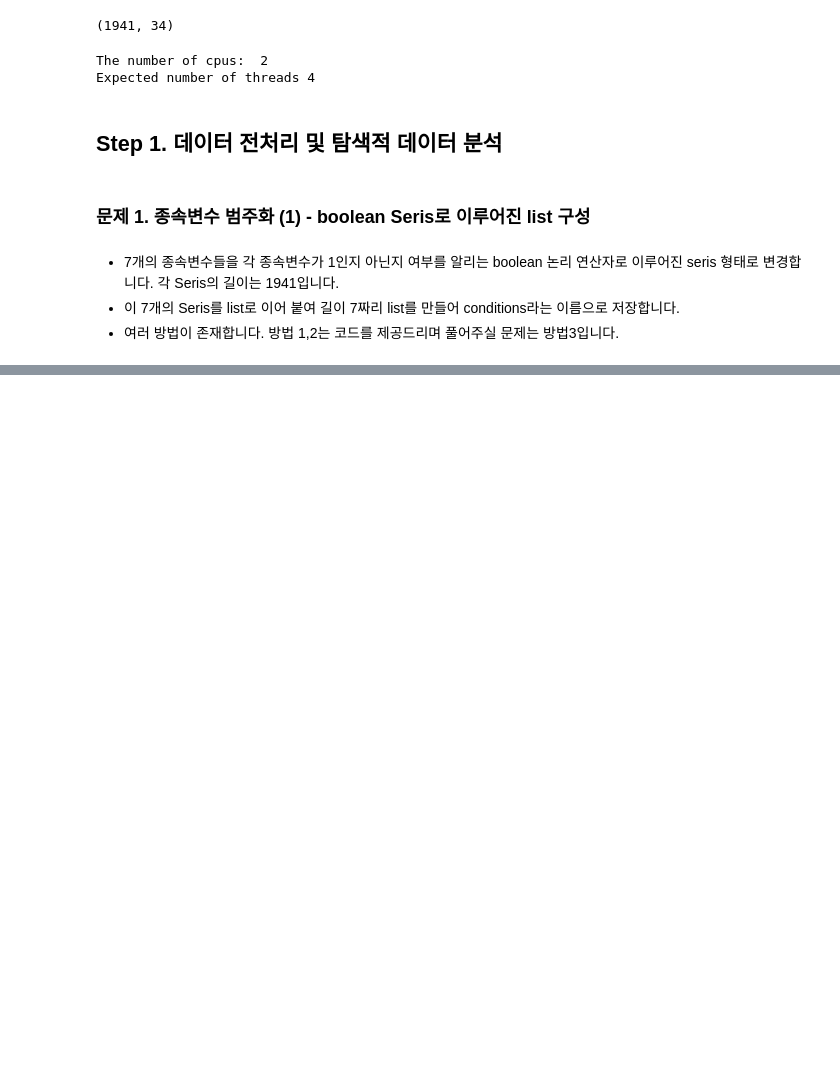
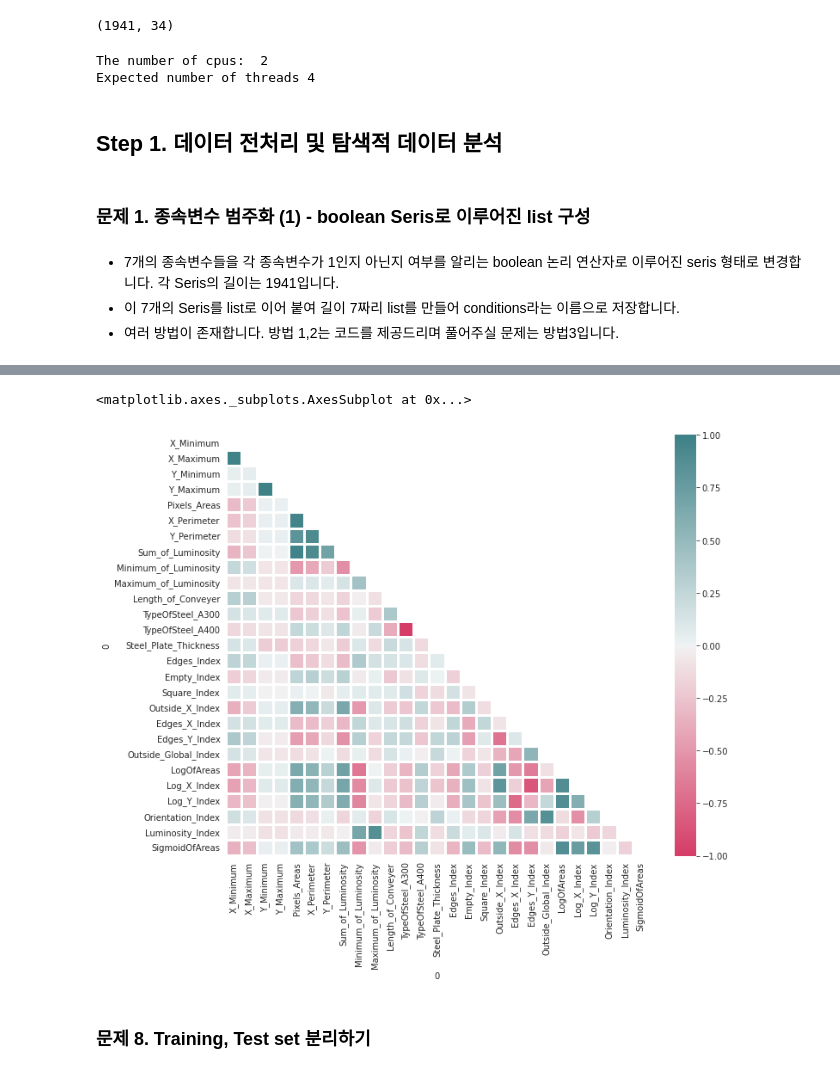
Before and after one commit to spacemaninSeoul/fast_campus_ML300, a Jupyter notebook: ML300P3패턴인식C1.ipynb, the cells around one changed output, grey strips where cells are left out. Drawn from its saved outputs; the diff is of its cells as text; code cells hidden in the pictures; blank space fills up the shorter version.

```diff
--- a/ML300P3패턴인식C1.ipynb
+++ b/ML300P3패턴인식C1.ipynb
@@ -142,0 +312,13 @@ conditions = [df['Pastry'].astype(bool),
+# %%
+df_corTarget = df[['X_Minimum', 'X_Maximum', 'Y_Minimum', 'Y_Maximum', 'Pixels_Areas',
+       'X_Perimeter', 'Y_Perimeter', 'Sum_of_Luminosity',
+       'Minimum_of_Luminosity', 'Maximum_of_Luminosity', 'Length_of_Conveyer',
+       'TypeOfSteel_A300', 'TypeOfSteel_A400', 'Steel_Plate_Thickness',
+       'Edges_Index', 'Empty_Index', 'Square_Index', 'Outside_X_Index',
+       'Edges_X_Index', 'Edges_Y_Index', 'Outside_Global_Index', 'LogOfAreas',
+       'Log_X_Index', 'Log_Y_Index', 'Orientation_Index', 'Luminosity_Index',
+       'SigmoidOfAreas']]
+# %%
+# (문제) df_corTarget에 대하여, pandas.DataFrame.corr 을 활용해 correlation을 구한 뒤 corr에 저장.
+corr = df_corTarget.corr()
+corr
@@ -142,0 +344,16 @@ conditions = [df['Pastry'].astype(bool),
+# %%
+# heatmap을 그리기 위한 파라미터들 설정
+mask = np.zeros_like(corr, dtype=np.bool)
+mask[np.triu_indices_from(mask)] = True
+
+f, ax = plt.subplots(figsize=(11, 9))
+cmap = sns.diverging_palette(1, 200, as_cmap = True)
+
+# (문제) 저장해둔 corr과 mask, cmap을 활용하여 correlation을 표현하는 heatmap을 그립니다. correlation에 맞게 최대, 최소, 중간값을 지정해줍니다.
+# linewidths=2로 설정합니다. 그림 크기는 figsize=(11,9)로 설정합니다.
+sns.heatmap(corr, mask = mask, cmap = cmap, vmax=1, vmin=-1, center=0, linewidths=2, annot=False)
+# %% [output]
+<matplotlib.axes._subplots.AxesSubplot at 0x...>
+[figure, added]
+# %% [markdown]
+### 문제 8. Training, Test set 분리하기
```
Also changed, not shown: parts of 46 cells of this notebook.
